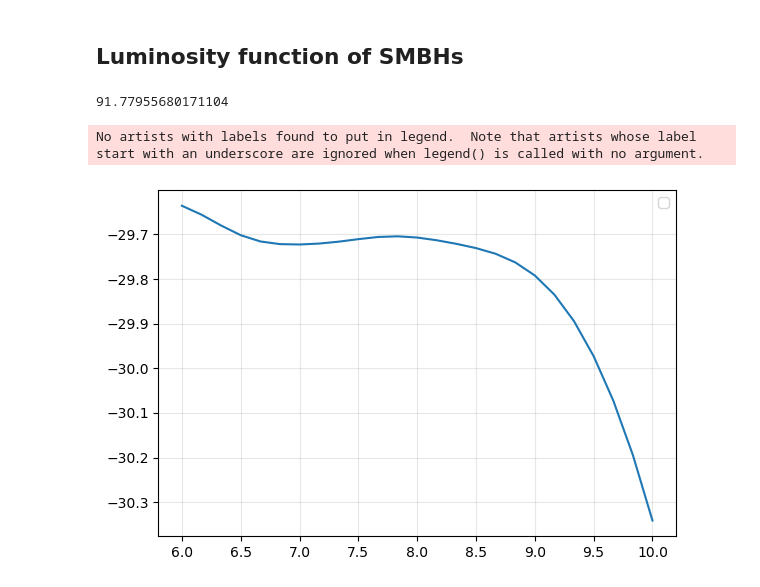
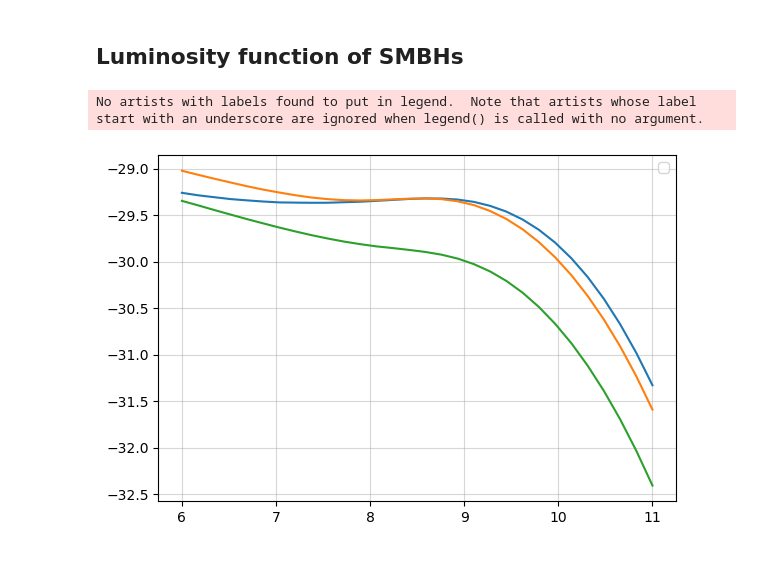
Before and after one commit to jurrutiaGW/SMBH_luminosity_function, a Jupyter notebook: SMBH_luminosity.ipynb, the cells around one changed output. Drawn from its saved outputs; the diff is of its cells as text; code cells hidden in the pictures.

Commit message:
Now, the merger rate is fast by performing a montecarlo integration, P^1 is still not properly implemented

```diff
--- a/SMBH_luminosity.ipynb
+++ b/SMBH_luminosity.ipynb
@@ -248,8 +263,8 @@ def dPdM0dt(M,M0,z):
 # %%
 # CDM merger rate in elliptical collapse
 def Rloglog(M1, M2, z):
-    Mp = min(M1, M2)
+    Mp =np.minimum(M1, M2)
     M = M1 + M2
-    return dndlogm(Mp,z)*M*dPdM0dt(Mp,M,z)
+    return np.log(10)**2*dndlogm(Mp,z)*M*dPdM0dt(Mp,M,z)
 # %%
 # We first compute the stellar halo mass relation,
@@ -379,3 +393,25 @@ Loaded 27 other AGN data points
 Loaded 70 dynamically measured data points
 # %% [markdown]
 ## Luminosity function of SMBHs
+# %%
+# This Montecarlo technique is fast enough
+def Rastro_qmc(m1, m2, z, a, b, sigma, lo=8.0, hi=18.0, n=100_000, scramble=True, seed=None):
+
+    sob = qmc.Sobol(d=2, scramble=scramble, seed=seed)
+    u = sob.random(n)
+
+    logM1 = lo + (hi - lo) * u[:, 0]
+    logM2 = lo + (hi - lo) * u[:, 1]
+
+    M1 = 10.0 ** logM1
+    M2 = 10.0 ** logM2
+
+    vals = (
+        Rloglog(M1, M2, z)
+        * pMBH(m1, M1, 0.0, a, b, 0.0, sigma)
+        * pMBH(m2, M2, 0.0, a, b, 0.0, sigma)
+    )
+    area = (hi - lo) ** 2
+    est = area * np.mean(vals)
+    err = area * np.std(vals) / np.sqrt(n)
+    return est
@@ -409,4 +444,0 @@ def PlogOmega0astro(logOmega, f, pbh, fref, alpha, beta, a, b, sigma):
-# %%
- PlogOmega0astro(-9, 1e-9, 1, 15*10**-9, 5/8, 8/3, 9, 1.5, 0.5)
-# %% [output]
-91.77955680171104
@@ -413,14 +532,18 @@ def PlogOmega0astro(logOmega, f, pbh, fref, alpha, beta, a, b, sigma):
 # %%
-yvalues=[np.log10(Rastro(1e8, 10**logm, 0., 9., 1.4, 0.5)) for logm in np.linspace(6, 10, 25)]
-xvalues=[z for z in np.linspace(6, 10, 25)]
+yvalues=[np.log10(Rastro_qmc(1e8, 10**logm, 0., 9., 1.4, 0.5)) for logm in np.linspace(6, 11, 30)]
+yvalues2=[np.log10(Rastro_qmc(1e9, 10**logm, 0., 9., 1.4, 0.5)) for logm in np.linspace(6, 11, 30)]
+yvalues3=[np.log10(Rastro_qmc(1e10, 10**logm, 0., 9., 1.4, 0.5)) for logm in np.linspace(6, 11, 30)]
+xvalues=[z for z in np.linspace(6, 11, 30)]
 # %%
 # Plot
 plt.figure(figsize=(6, 4))
 plt.plot(xvalues, yvalues)
-plt.grid(True, alpha=0.3)
+plt.plot(xvalues, yvalues2)
+plt.plot(xvalues, yvalues3)
+plt.grid(True, alpha=0.5)
 plt.legend()
 plt.tight_layout()
 plt.show()
 # %% [output]
 No artists with labels found to put in legend.  Note that artists whose label start with an underscore are ignored when legend() is called with no argument.
-[figure, old version]
+[figure, new version]
```
Also changed, not shown: parts of 10 cells of this notebook.
